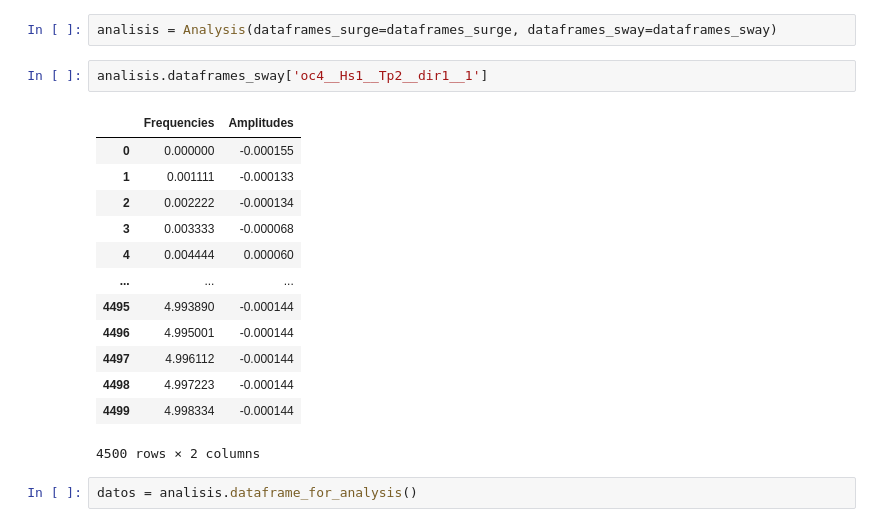
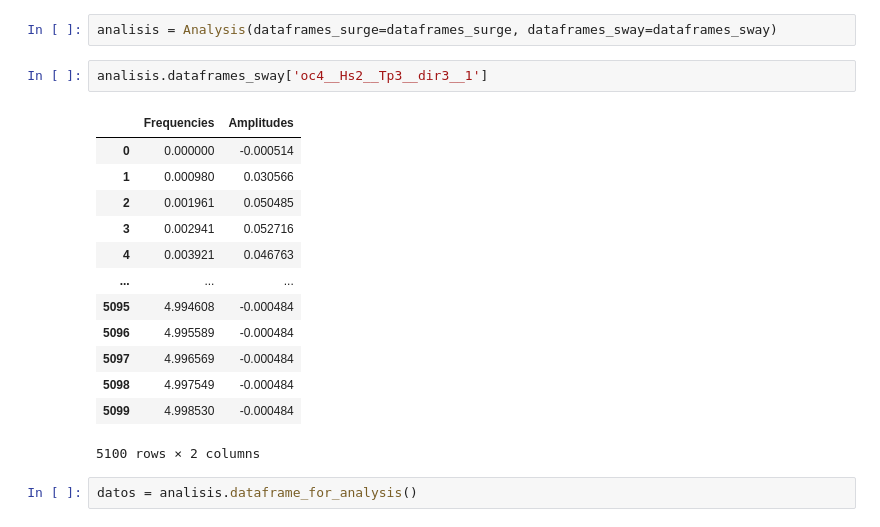
Before and after one commit to arturodmor/Mooring_anomaly_detector, a Jupyter notebook: notebooks/test_class.ipynb, the cells around one changed output. Cells and saved outputs as stored; diff of their text form.

```diff
--- a/notebooks/test_class.ipynb
+++ b/notebooks/test_class.ipynb
@@ -133,21 +118,21 @@ from anchoring_detection.analysis import Analysis
 # %%
 analisis = Analysis(dataframes_surge=dataframes_surge, dataframes_sway=dataframes_sway)
 # %%
-analisis.dataframes_sway['oc4__Hs1__Tp2__dir1__1']
+analisis.dataframes_sway['oc4__Hs2__Tp3__dir3__1']
 # %% [output]
 |  | Frequencies | Amplitudes |
-| 0 | 0.000000 | -0.000155 |
-| 1 | 0.001111 | -0.000133 |
-| 2 | 0.002222 | -0.000134 |
-| 3 | 0.003333 | -0.000068 |
-| 4 | 0.004444 | 0.000060 |
+| 0 | 0.000000 | -0.000514 |
+| 1 | 0.000980 | 0.030566 |
+| 2 | 0.001961 | 0.050485 |
+| 3 | 0.002941 | 0.052716 |
+| 4 | 0.003921 | 0.046763 |
 | ... | ... | ... |
-| 4495 | 4.993890 | -0.000144 |
-| 4496 | 4.995001 | -0.000144 |
-| 4497 | 4.996112 | -0.000144 |
-| 4498 | 4.997223 | -0.000144 |
-| 4499 | 4.998334 | -0.000144 |
+| 5095 | 4.994608 | -0.000484 |
+| 5096 | 4.995589 | -0.000484 |
+| 5097 | 4.996569 | -0.000484 |
+| 5098 | 4.997549 | -0.000484 |
+| 5099 | 4.998530 | -0.000484 |
-4500 rows × 2 columns
+5100 rows × 2 columns
 # %%
 datos = analisis.dataframe_for_analysis()
 # %%
```
Also changed, not shown: parts of 13 cells of this notebook, 1 other file.
